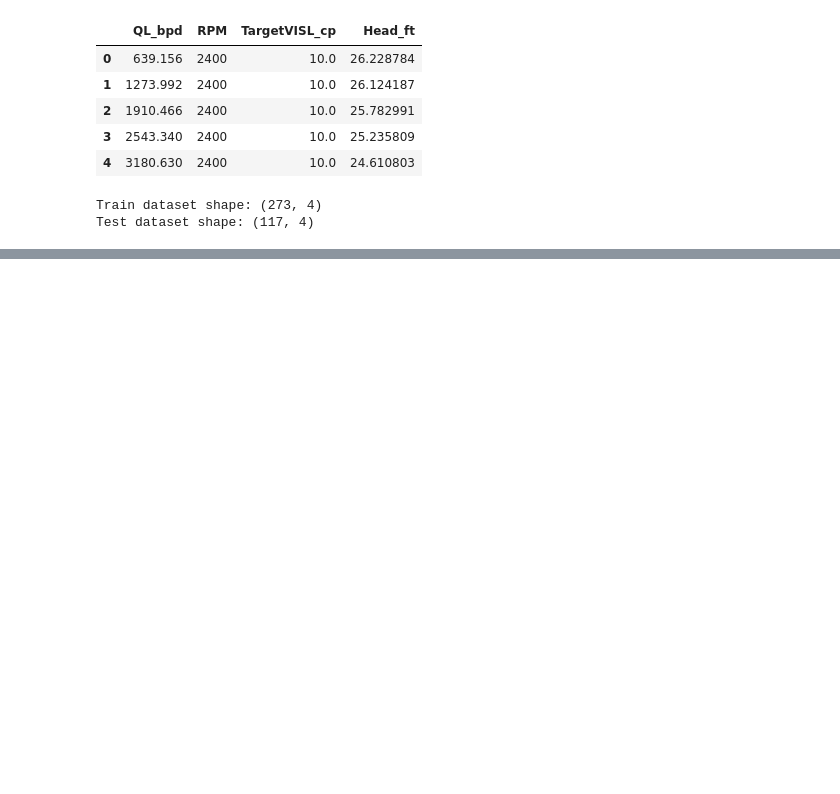
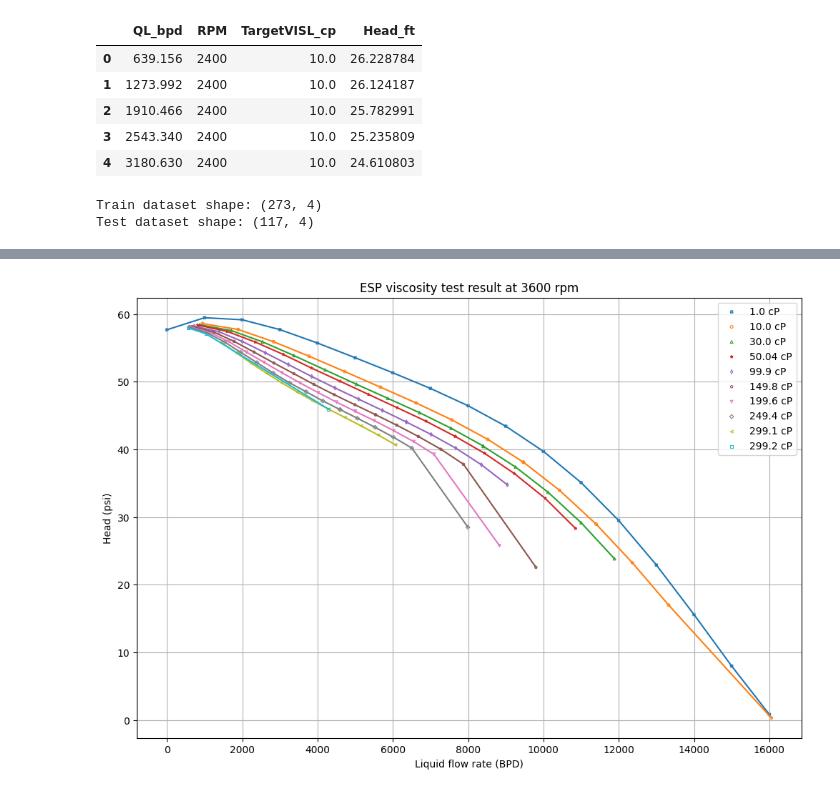
Before and after one commit to jeremysong45/Pump-Performance-Models, a Jupyter notebook: Linear_Regression_model_for_pump_performance.ipynb, the cells around one changed output, grey strips where cells are left out. Saved outputs shown, nothing was run; the diff lists cells and outputs as text; code cells hidden in the pictures; blank space fills up the shorter version.

```diff
--- a/Linear_Regression_model_for_pump_performance.ipynb
+++ b/Linear_Regression_model_for_pump_performance.ipynb
@@ -165,0 +141,26 @@ Use tf.keras instead.
+# %%
+colors = ['C0', 'C1', 'C2', 'C3', 'C4', 'C5', 'C6', 'C7', 'C8', 'C9',
+          '#acc2d9', '#56ae57','#b2996e','#a8ff04','#69d84f','#894585',
+          '#65ab7c','#952e8f','#fcfc81','#a5a391']
+symbols = ['X', 'o', '^', '*', 'd', 'p', 'v', 'D', '<', 's',
+           '>', '*', 'h', '1', 'p', '2', '8', 'd', '_', 'X']
+
+icon = 0
+unique_viscosities = sorted(df_data['TargetVISL_cp'].unique())
+fig5, ax5 = plt.subplots(figsize=(12, 8))
+
+for viscosity in unique_viscosities:
+    subset = df_data[(df_data['TargetVISL_cp'] == viscosity) & (df_data['RPM'] == 3600)]
+    if not subset.empty:
+        ax5.scatter(subset['QL_bpd'], subset['Head_ft'], label=f'{viscosity} cP', facecolor='none', edgecolor=colors[icon], marker=symbols[icon], linewidths=0.75, s=8)
+        ax5.plot(subset['QL_bpd'], subset['Head_ft'], color=colors[icon])
+        icon += 1
+
+ax5.set_xlabel('Liquid flow rate (BPD)')
+ax5.set_ylabel('Head (psi)')
+ax5.set_title('ESP viscosity test result at 3600 rpm')
+ax5.legend()
+ax5.grid(True)
+plt.show()
+# %% [output]
+[figure, added]
```
Also changed, not shown: parts of 9 cells of this notebook.
